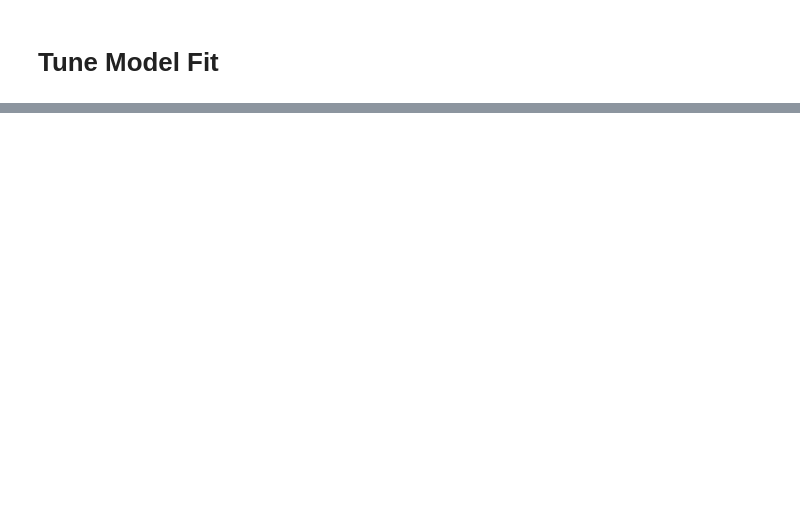
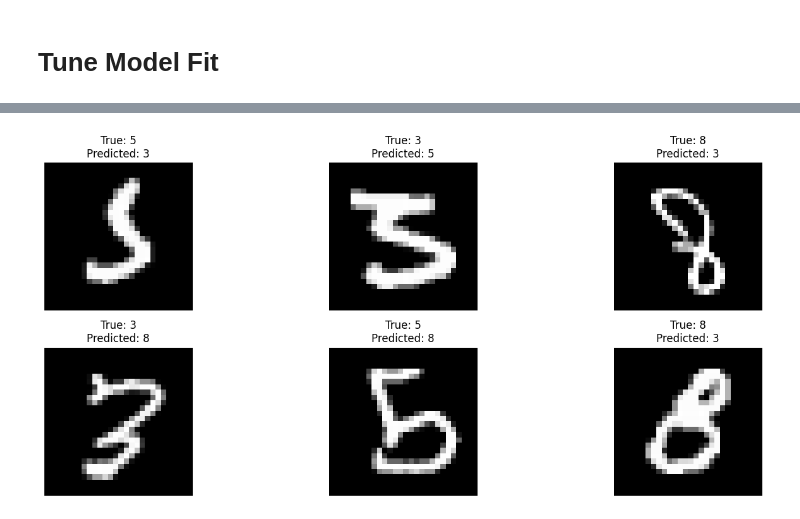
Before and after one commit to KelvynBladen/ml_intro, a Jupyter notebook: mnist_worksheet1.ipynb, the cells around one changed output, grey strips where cells are left out. Saved outputs shown, nothing was run; the diff lists cells and outputs as text; code cells hidden in the pictures; blank space fills up the shorter version.

```diff
--- a/mnist_worksheet1.ipynb
+++ b/mnist_worksheet1.ipynb
@@ -46,4 +49,7 @@ print(x_train[1].shape)
 # The random forest will use the pixel values as features, so give it a dataset of flat vectors like
 # the one we used for the fashion_mnist example.
 
-'Your code here'
+x_train_flat = x_train.reshape(x_train.shape[0], -1)
+print(x_train_flat.shape)
+print(y_train.shape)
+x_test_flat = x_test.reshape(x_test.shape[0], -1)
@@ -86,0 +95,15 @@ print(x_train[1].shape)
+# %%
+from sklearn.ensemble import RandomForestClassifier
+from sklearn.metrics import accuracy_score
+
+# Initialize the RandomForestClassifier
+rf = RandomForestClassifier(n_estimators=200, random_state=42)
+
+# Fit the model
+rf.fit(x_train_3classes, y_train_3classes)
+
+y_test_pred = rf.predict(x_test_3classes)
+
+# Calculate the accuracy on the test data
+test_accuracy = accuracy_score(y_test_3classes, y_test_pred)
+print(f'Test Accuracy: {test_accuracy}')
@@ -118,0 +166,23 @@ print(x_train[1].shape)
+# %%
+import numpy as np
+
+# Find indices of misclassified images
+misclassified_idx = np.where(y_test_pred_tuned != y_test_3classes)[0]
+
+# Plot a few misclassified images
+plt.figure(figsize=(15, 6))
+for i, idx in enumerate(misclassified_idx[:6]):  # Show first 6 misclassifications
+    plt.subplot(2, 3, i + 1)
+    # Reshape the flattened image back to 28x28
+    img = x_test_3classes[idx].reshape(28, 28)
+    plt.imshow(img, cmap='gray')
+    plt.title(f'True: {y_test_3classes[idx]}\nPredicted: {y_test_pred_tuned[idx]}')
+    plt.axis('off')
+
+plt.tight_layout()
+plt.show()
+
+# Can you see why the model made the misclassifications it did?
+# The 3's and 5's look very similar, but it's hard to tell why the 8's are being misclassified as 3's. Maybe its a limitaton to what model we are using for this.
+# %% [output]
+[figure, added]
```
Also changed, not shown: parts of 10 cells of this notebook.
